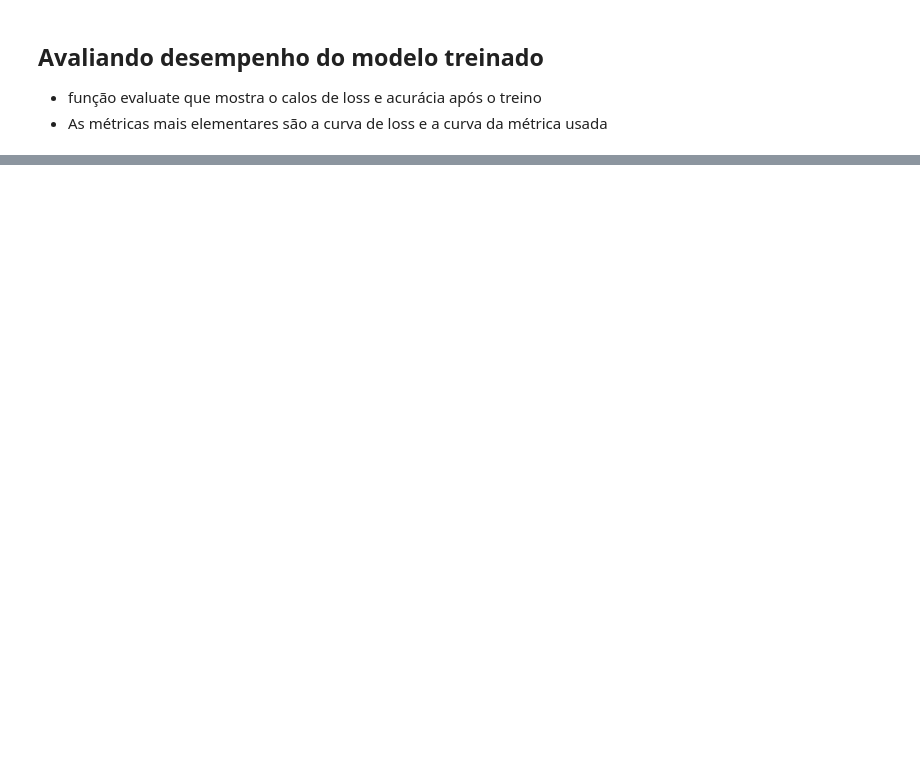
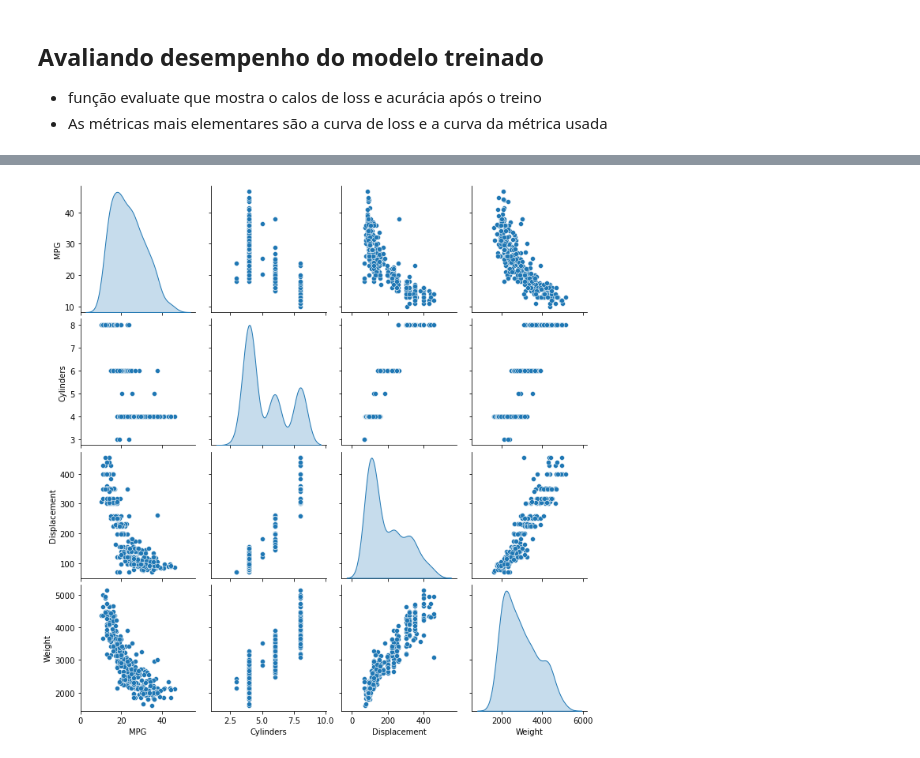
Before and after one commit to PedroNunes92/15-DeepLearning, a Jupyter notebook: Aula2/keras-Basico.ipynb, the cells around one changed output, grey strips where cells are left out. Drawn from its saved outputs; the diff is of its cells as text; code cells hidden in the pictures; blank space fills up the shorter version.

```diff
--- a/Aula2/keras-Basico.ipynb
+++ b/Aula2/keras-Basico.ipynb
@@ -114,5 +118,6 @@ model.add(Dense(64))
 # %%
-model.add(Dense(1, activation='softmax'))
+#model.add(Dense(1, activation='softmax'))
+model.add(Dense(1))
 # %% [markdown]
 # compilando o modelo
 # %% [markdown]
@@ -128,8 +133,11 @@ model.add(Dense(1, activation='softmax'))
     * model.compile(optimizer='rmsprop',
               loss='mse')
 # %%
-model.compile(loss='binary_crossentropy',
-              optimizer='sgd',
+#model.compile(loss='binary_crossentropy',
+#              optimizer='sgd',
+#              metrics=['accuracy'])
+
+model.compile(optimizer='adam',
+              loss='categorical_crossentropy',
+              #loss='sparse_categorical_crossentropy',
               metrics=['accuracy'])
-# %%
-history = model.fit(X_train, y_train, epochs=100, verbose=2)
@@ -153,0 +151,6 @@ Epoch 100/100
+# %%
+logDir = "/home/silvio/tb/" + datetime.now().strftime("%Y%m%d-%H%M%S") + "/"
+tensorboard_callback = tf.keras.callbacks.TensorBoard(log_dir=logDir)
+
+history = model.fit(X_train, y_train, epochs=100, verbose=2,
+          callbacks=[tensorboard_callback])
@@ -181,0 +213,65 @@ axs[1].set(xlabel='Época')
+# %%
+dataset_path = keras.utils.get_file("auto-mpg.data", "http://archive.ics.uci.edu/ml/machine-learning-databases/auto-mpg/auto-mpg.data")
+dataset_path
+column_names = ['MPG','Cylinders','Displacement','Horsepower','Weight',
+                'Acceleration', 'Model Year', 'Origin']
+raw_dataset = pd.read_csv(dataset_path, names=column_names,
+                      na_values = "?", comment='\t',
+                      sep=" ", skipinitialspace=True)
+
+dataset = raw_dataset.copy()
+dataset.tail()
+
+origin = dataset.pop('Origin')
+
+dataset['USA'] = (origin == 1)*1.0
+dataset['Europe'] = (origin == 2)*1.0
+dataset['Japan'] = (origin == 3)*1.0
+dataset.tail()
+
+train_dataset = dataset.sample(frac=0.8,random_state=0)
+test_dataset = dataset.drop(train_dataset.index)
+
+sns.pairplot(train_dataset[["MPG", "Cylinders", "Displacement", "Weight"]], diag_kind="kde")
+
+
+
+train_stats = train_dataset.describe()
+train_stats.pop("MPG")
+train_stats = train_stats.transpose()
+train_stats
+
+train_labels = train_dataset.pop('MPG')
+test_labels = test_dataset.pop('MPG')
+
+def norm(x):
+    return (x - train_stats['mean']) / train_stats['std']
+normed_train_data = norm(train_dataset)
+normed_test_data = norm(test_dataset)
+
+def build_model():
+    model = keras.Sequential([
+        layers.Dense(64, activation='relu', input_shape=[len(train_dataset.keys())]),
+        layers.Dense(64, activation='relu'),
+        layers.Dense(1)
+    ])
+
+    optimizer = tf.keras.optimizers.RMSprop(0.001)
+
+    model.compile(loss='mse',
+                optimizer=optimizer,
+                metrics=['mae', 'mse'])
+    return model
+model = build_model()
+model.summary()
+
+EPOCHS = 100
+
+logDir = "/home/silvio/tb/" + datetime.now().strftime("%Y%m%d-%H%M%S") + "/"
+tensorboard_callback = tf.keras.callbacks.TensorBoard(log_dir=logDir)
+
+history = model.fit(
+      normed_train_data, train_labels,
+      epochs=EPOCHS, validation_split = 0.2, verbose=2,
+      callbacks=[tensorboard_callback])
+# %% [output]
@@ -181,0 +295 @@ axs[1].set(xlabel='Época')
+[figure, added]
```
Also changed, not shown: parts of 9 cells of this notebook, 5 other files.
